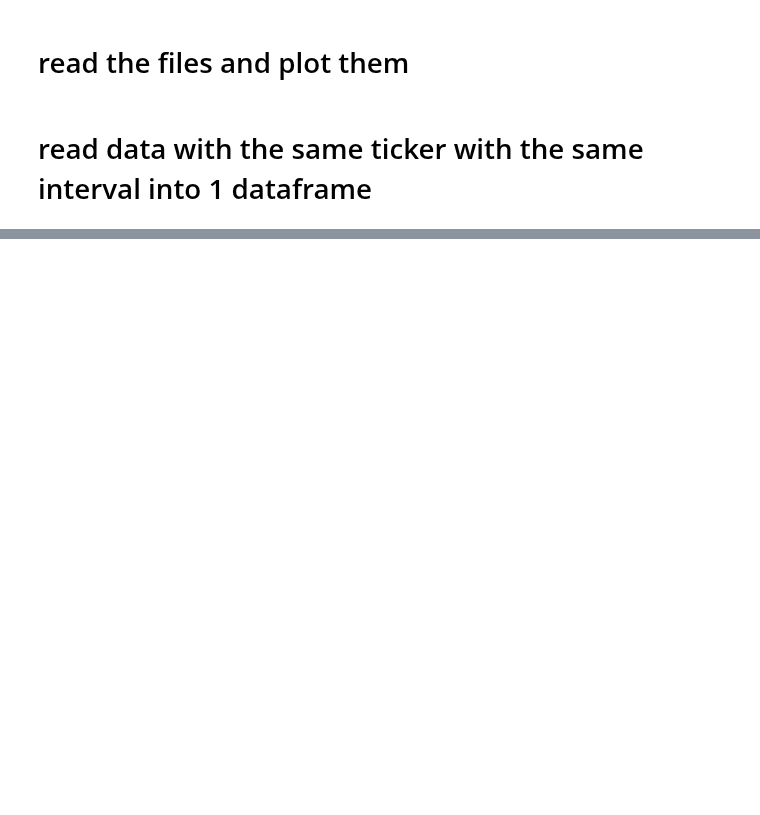
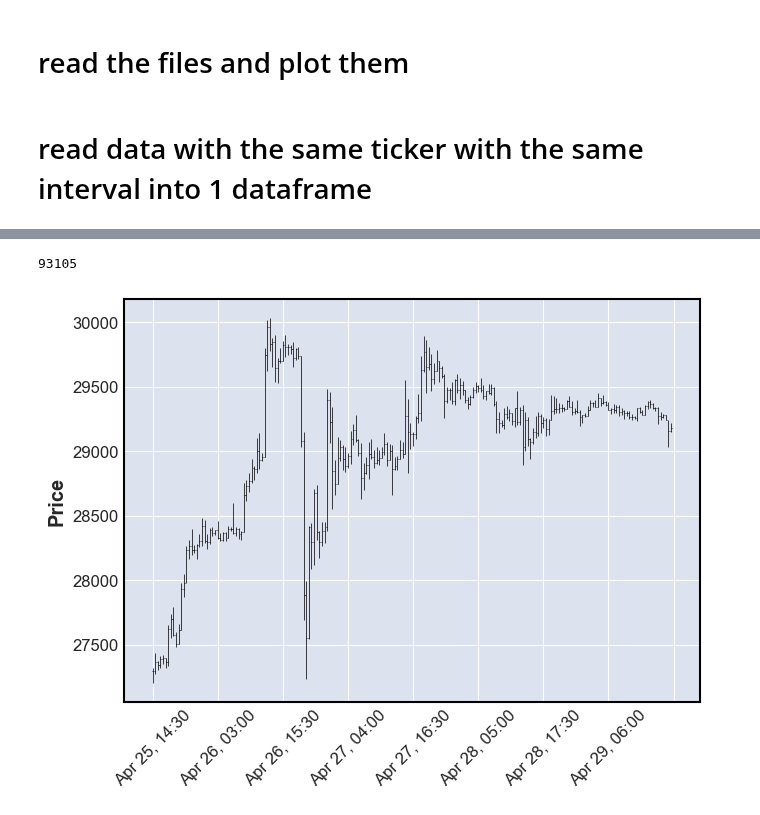
Before and after one commit to alexpvpmindustry/cryptotradr, a Jupyter notebook: 2ReadFiles.ipynb, the cells around one changed output, grey strips where cells are left out. Drawn from its saved outputs; the diff is of its cells as text; code cells hidden in the pictures; blank space fills up the shorter version.

```diff
--- a/2ReadFiles.ipynb
+++ b/2ReadFiles.ipynb
@@ -29,6 +32,10 @@ dfmpl = dfmpl.rename(columns={"open_time":"Date","open":"Open","high":"High","lo
 dfmpl=dfmpl.set_index("Date")
 dfmpl.index = pd.to_datetime(dfmpl.index,unit="ms")
 print(len(dfmpl))
-dfmpl=dfmpl.iloc[-500:]
+dfmpl=dfmpl.iloc[-200:]
+# %% [output]
+93105
 # %%
-mpf.plot(dfmpl)
+mpf.plot(dfmpl,type="ohlc")
+# %% [output]
+[figure, added]
```
Also changed, not shown: parts of 1 cell of this notebook.
